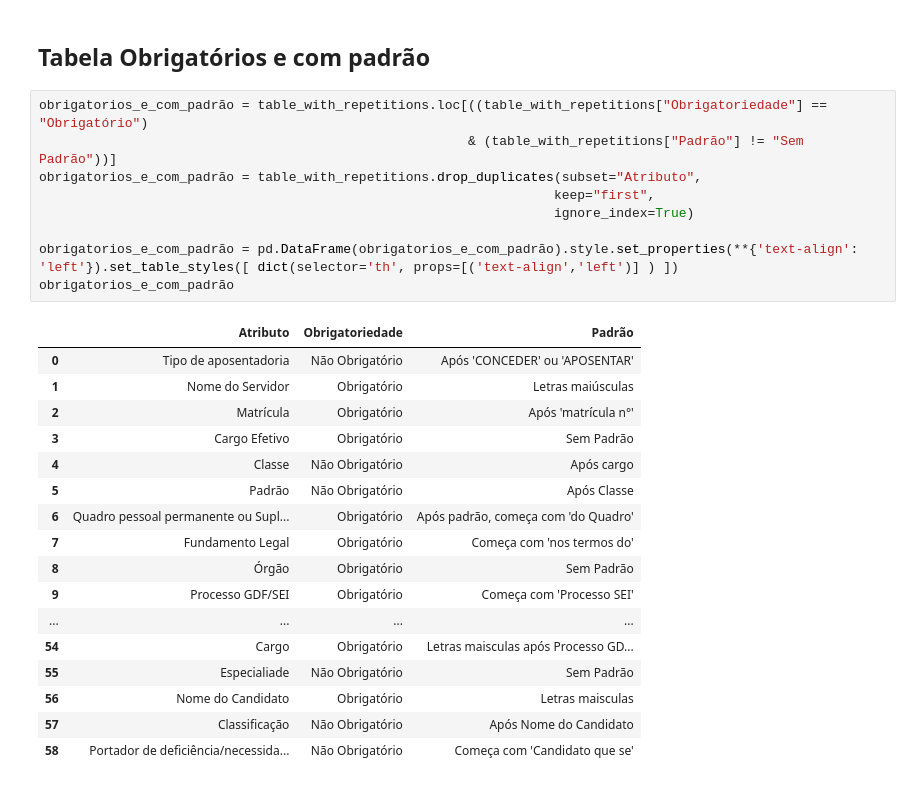
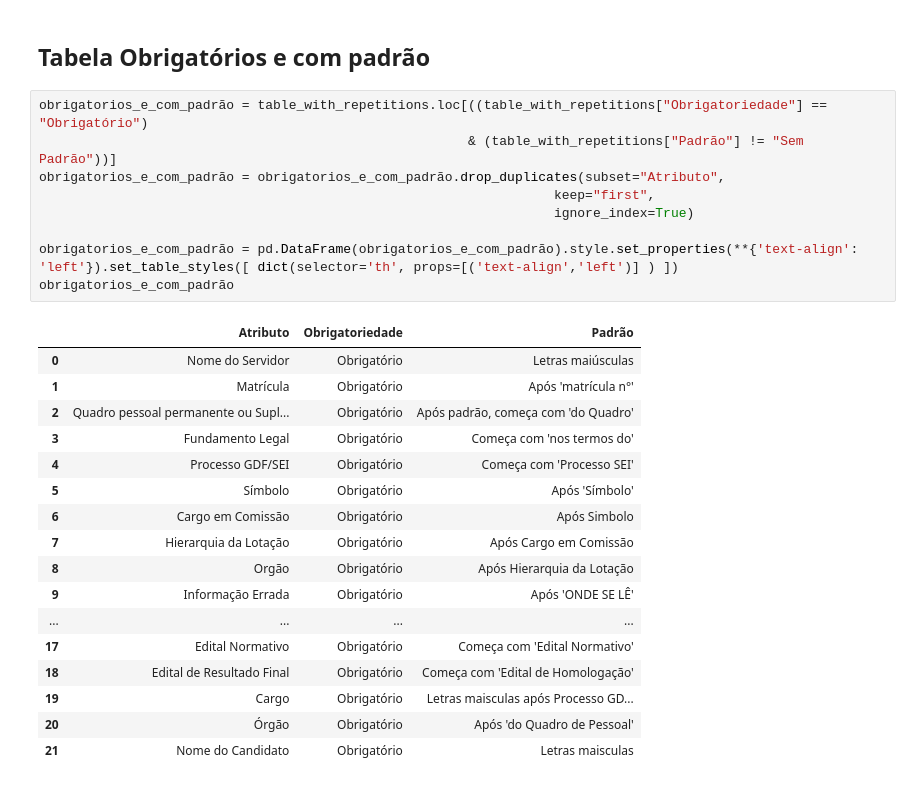
Before and after one commit to UnB-KnEDLe/DODF-data-tables, a Jupyter notebook: tables.ipynb, the cells around one changed output. Saved outputs shown, nothing was run; the diff lists cells and outputs as text.

Commit message:
Fixing last table

```diff
--- a/tables.ipynb
+++ b/tables.ipynb
@@ -623,27 +623,27 @@ plt.show()
 # %%
 obrigatorios_e_com_padrão = table_with_repetitions.loc[((table_with_repetitions["Obrigatoriedade"] == "Obrigatório")
                                                        & (table_with_repetitions["Padrão"] != "Sem Padrão"))]
-obrigatorios_e_com_padrão = table_with_repetitions.drop_duplicates(subset="Atributo",
+obrigatorios_e_com_padrão = obrigatorios_e_com_padrão.drop_duplicates(subset="Atributo",
                                                                   keep="first",
                                                                   ignore_index=True)
 
 obrigatorios_e_com_padrão = pd.DataFrame(obrigatorios_e_com_padrão).style.set_properties(**{'text-align': 'left'}).set_table_styles([ dict(selector='th', props=[('text-align','left')] ) ])
 obrigatorios_e_com_padrão
 # %% [output]
 |  | Atributo | Obrigatoriedade | Padrão |
-| 0 | Tipo de aposentadoria | Não Obrigatório | Após 'CONCEDER' ou 'APOSENTAR' |
-| 1 | Nome do Servidor | Obrigatório | Letras maiúsculas |
-| 2 | Matrícula | Obrigatório | Após 'matrícula n°' |
-| 3 | Cargo Efetivo | Obrigatório | Sem Padrão |
-| 4 | Classe | Não Obrigatório | Após cargo |
-| 5 | Padrão | Não Obrigatório | Após Classe |
-| 6 | Quadro pessoal permanente ou Supl... | Obrigatório | Após padrão, começa com 'do Quadro' |
-| 7 | Fundamento Legal | Obrigatório | Começa com 'nos termos do' |
-| 8 | Órgão | Obrigatório | Sem Padrão |
-| 9 | Processo GDF/SEI | Obrigatório | Começa com 'Processo SEI' |
+| 0 | Nome do Servidor | Obrigatório | Letras maiúsculas |
+| 1 | Matrícula | Obrigatório | Após 'matrícula n°' |
+| 2 | Quadro pessoal permanente ou Supl... | Obrigatório | Após padrão, começa com 'do Quadro' |
+| 3 | Fundamento Legal | Obrigatório | Começa com 'nos termos do' |
+| 4 | Processo GDF/SEI | Obrigatório | Começa com 'Processo SEI' |
+| 5 | Símbolo | Obrigatório | Após 'Símbolo' |
+| 6 | Cargo em Comissão | Obrigatório | Após Simbolo |
+| 7 | Hierarquia da Lotação | Obrigatório | Após Cargo em Comissão |
+| 8 | Orgão | Obrigatório | Após Hierarquia da Lotação |
+| 9 | Informação Errada | Obrigatório | Após 'ONDE SE LÊ' |
 | ... | ... | ... | ... |
-| 54 | Cargo | Obrigatório | Letras maisculas após Processo GD... |
-| 55 | Especialiade | Não Obrigatório | Sem Padrão |
-| 56 | Nome do Candidato | Obrigatório | Letras maisculas |
-| 57 | Classificação | Não Obrigatório | Após Nome do Candidato |
-| 58 | Portador de deficiência/necessida... | Não Obrigatório | Começa com 'Candidato que se' |
+| 17 | Edital Normativo | Obrigatório | Começa com 'Edital Normativo' |
+| 18 | Edital de Resultado Final | Obrigatório | Começa com 'Edital de Homologação' |
+| 19 | Cargo | Obrigatório | Letras maisculas após Processo GD... |
+| 20 | Órgão | Obrigatório | Após 'do Quadro de Pessoal' |
+| 21 | Nome do Candidato | Obrigatório | Letras maisculas |
```
Also changed, not shown: parts of 3 cells of this notebook.
